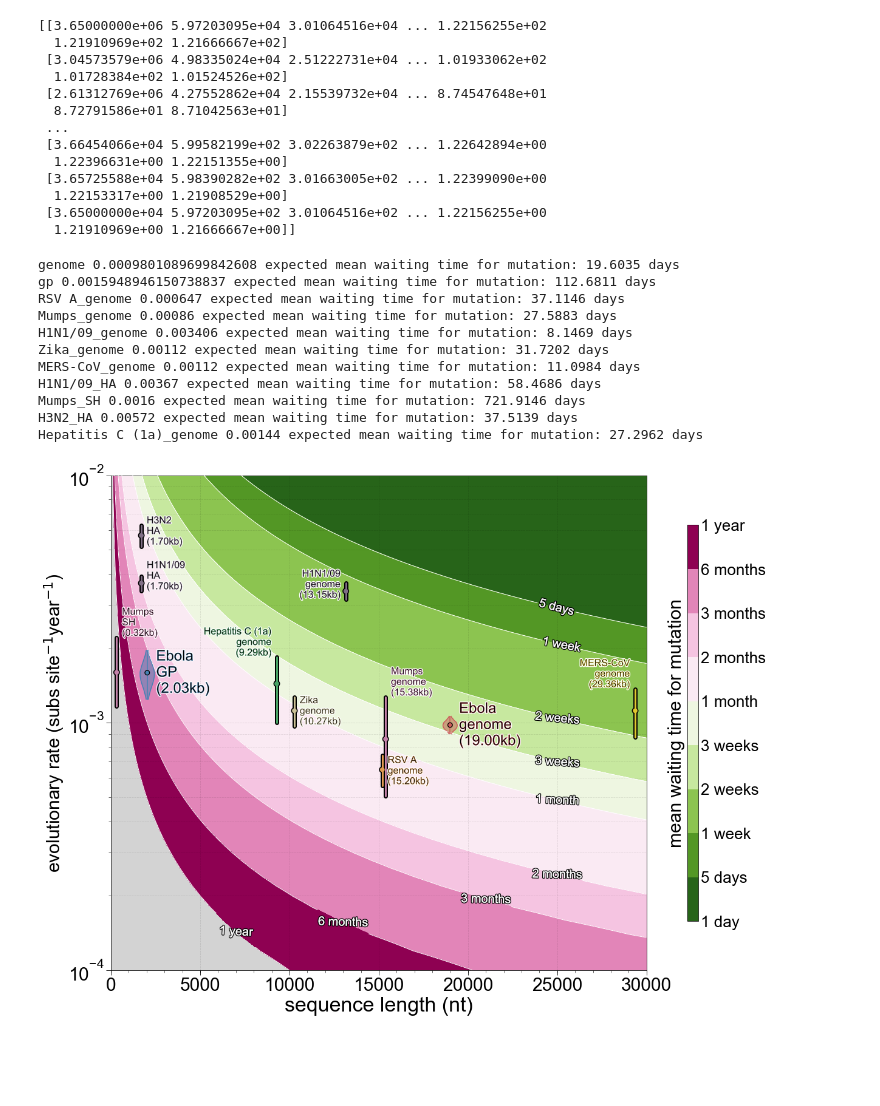
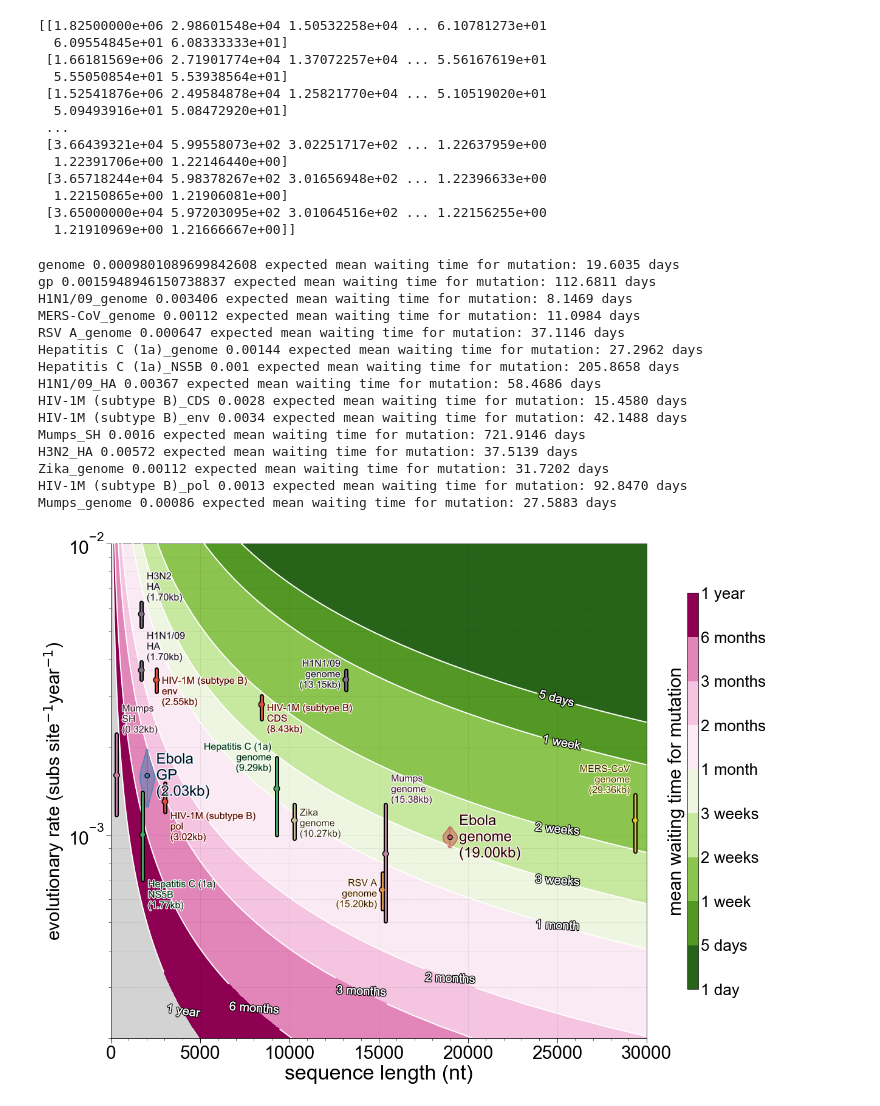
Before and after one commit to blab/genomic-horizon, a Jupyter notebook: scripts/genomic-horizon-contour.ipynb, the cells around one changed output. Saved outputs shown, nothing was run; the diff lists cells and outputs as text; code cells hidden in the pictures; blank space fills up the shorter version.

```diff
--- a/scripts/genomic-horizon-contour.ipynb
+++ b/scripts/genomic-horizon-contour.ipynb
@@ -82,11 +82,15 @@ other_rates={'Zika_genome':{'length':10274,'mean':1.12E-3,'HPDs':(0.97E-3,1.27E-
             'Mumps_SH':{'length':316,'mean': 1.6E-3,'HPDs':(1.17E-3,2.21E-3),'colour':'#C482A9','doi':'10.1038/s41598-017-17474-z'},
             'RSV A_genome':{'length':15200,'mean':6.47E-4,'HPDs':(5.56E-4,7.38E-4),'colour':'#E09B51','doi':'10.1128/JVI.03278-12'},
             'Hepatitis C (1a)_genome':{'length':9286,'mean':1.44E-3,'HPDs':(1.00E-3,1.84E-3),'colour':'#48A365','doi':'10.1186/1471-2148-11-131'},
-            'Mumps_genome':{'length':15384,'mean':8.60E-4,'HPDs':(5.06e-4,12.7e-4),'colour':'#C482A9','doi':'nextstrain.org'}
+            'Hepatitis C (1a)_NS5B':{'length':1773,'mean':1.0E-3,'HPDs':(0.7E-3,1.4E-3),'colour':'#48A365','doi':'10.1371/journal.pmed.1000198'},
+            'Mumps_genome':{'length':15384,'mean':8.60E-4,'HPDs':(5.06e-4,12.7e-4),'colour':'#C482A9','doi':'nextstrain.org'},
+            'HIV-1M (subtype B)_CDS':{'length':8433,'mean':2.8e-3,'HPDs':(2.5e-3,3.0e-3),'colour':'#E04D3A','doi':'10.1093/ve/vex029'},
+            'HIV-1M (subtype B)_env':{'length':2547,'mean':3.4e-3,'HPDs':(3.1e-3,3.7e-3),'colour':'#E04D3A','doi':'10.1093/ve/vex029'},
+            'HIV-1M (subtype B)_pol':{'length':3024,'mean':1.3e-3,'HPDs':(1.2e-3,1.5e-3),'colour':'#E04D3A','doi':'10.1093/ve/vex029'}
             }
 # %%
 ## rate parameters
-minRate=0.0001
+minRate=0.0002
 maxRate=0.01
 
 ## sequence length parameters
@@ -108,17 +112,17 @@ waiting_times = mean_waiting_time(rate_grid,length_grid)
 
 print waiting_times
 # %% [output]
-[[3.65000000e+06 5.97203095e+04 3.01064516e+04 ... 1.22156255e+02
-  1.21910969e+02 1.21666667e+02]
- [3.04573579e+06 4.98335024e+04 2.51222731e+04 ... 1.01933062e+02
-  1.01728384e+02 1.01524526e+02]
- [2.61312769e+06 4.27552862e+04 2.15539732e+04 ... 8.74547648e+01
-  8.72791586e+01 8.71042563e+01]
+[[1.82500000e+06 2.98601548e+04 1.50532258e+04 ... 6.10781273e+01
+  6.09554845e+01 6.08333333e+01]
+ [1.66181569e+06 2.71901774e+04 1.37072257e+04 ... 5.56167619e+01
+  5.55050854e+01 5.53938564e+01]
+ [1.52541876e+06 2.49584878e+04 1.25821770e+04 ... 5.10519020e+01
+  5.09493916e+01 5.08472920e+01]
  ...
- [3.66454066e+04 5.99582199e+02 3.02263879e+02 ... 1.22642894e+00
-  1.22396631e+00 1.22151355e+00]
- [3.65725588e+04 5.98390282e+02 3.01663005e+02 ... 1.22399090e+00
-  1.22153317e+00 1.21908529e+00]
+ [3.66439321e+04 5.99558073e+02 3.02251717e+02 ... 1.22637959e+00
+  1.22391706e+00 1.22146440e+00]
+ [3.65718244e+04 5.98378267e+02 3.01656948e+02 ... 1.22396633e+00
+  1.22150865e+00 1.21906081e+00]
  [3.65000000e+04 5.97203095e+02 3.01064516e+02 ... 1.22156255e+00
   1.21910969e+00 1.21666667e+00]]
 # %%
@@ -132,12 +136,13 @@ cmap=mpl.cm.get_cmap('PiYG_r',len(waiting_time_pos))
 norm=mpl.colors.BoundaryNorm(waiting_time_pos,len(waiting_time_pos))
 
 cf=ax.contourf(length_grid, rate_grid, waiting_times,levels=waiting_time_pos,cmap=cmap,norm=norm)
-CS=ax.contour(length_grid, rate_grid, waiting_times,levels=waiting_time_pos,zorder=100,colors='w',linewidths=1)
+CS=ax.contour(length_grid, rate_grid, waiting_times,levels=waiting_time_pos,zorder=100,colors='w',linewidths=2)
 
 fmt = {}
 for l, s in zip(CS.levels, waiting_labels[1:]):
     fmt[l] = s
-plt.clabel(CS, CS.levels, inline=True, fmt=fmt, fontsize=20,manual = [(7000,1e-4),(13000,1.1e-4),(21000,1.2e-4)]+[(25000,r) for r in [3e-4,4e-4,6e-4,1e-3,1.5e-3,3e-3]],zorder=100)
+# plt.clabel(CS, CS.levels, inline=True, fmt=fmt, fontsize=20,manual = [(7000,1e-4),(13000,1.1e-4),(21000,1.2e-4)]+[(25000,r) for r in [3e-4,4e-4,6e-4,1e-3,1.5e-3,3e-3]],zorder=100)
+plt.clabel(CS, CS.levels, inline=True, fmt=fmt, fontsize=20,manual = [(4000,1e-4),(8000,1e-4),(14000,1e-4),(19000,3e-4)]+[(25000,r) for r in [4e-4,6e-4,1e-3,1.5e-3,3e-3]],zorder=100)
 
 for item in CS.labelTextsList:
     effects=[path_effects.Stroke(linewidth=3, foreground='k'),
@@ -171,6 +176,13 @@ ax.grid(axis='x',ls='--',color='k',alpha=0.1)
 
 ax.xaxis.set_minor_locator(mpl.ticker.MultipleLocator(1000))
 ax.yaxis.set_minor_locator(mpl.ticker.MultipleLocator(0.0005))
+
+ax.yaxis.set_minor_formatter(mpl.ticker.LogFormatter(labelOnlyBase=False))
+
+# print(ax.get_yticks(minor=True))
+# for tick in ax.get_yticklabels(minor=True):
+#     print(tick)
+
 ax.set_yscale('log')
 
 feasibleRateMax=5
@@ -221,40 +233,53 @@ for virus in other_rates.keys():
 
     fc=other_rates[virus]['colour']
 #     fc='w'
     s=60
     ax.scatter(L,mu,s=s,facecolor=fc,edgecolor='none',zorder=1000)
     ax.scatter(L,mu,s=s*2,facecolor='k',edgecolor='none',zorder=996)
     ax.plot([L,L],[hpdLo,hpdHi],color=fc,lw=3,zorder=998,solid_capstyle='round')
     ax.plot([L,L],[hpdLo,hpdHi],color='k',lw=7,zorder=997,solid_capstyle='round')
 
     effects=[path_effects.Stroke(linewidth=3, foreground='w'),
                  path_effects.Stroke(linewidth=0.5, foreground=fc)] ## black text, white outline
     ha='left'
     skip=300
     y=hpdLo
     va='bottom'
-    if L>20000 or vir=='Hepatitis C (1a)' or virus=='H1N1/09_genome':
+    if L>20000 or virus=='Hepatitis C (1a)_genome' or virus=='H1N1/09_genome' or vir=='RSV A':
         skip=-300
         ha='right'
-    if vir=='Mumps' or vir=='Hepatitis C (1a)' or vir=='MERS-CoV':
+    if vir=='Mumps' or vir=='MERS-CoV' or virus=='H3N2_HA' or virus=='H1N1/09_HA':
         va='bottom'
         y=hpdHi
+    if vir=='Hepatitis C (1a)':
+        va='center'
+        y=hpdHi
+    if vir=='HIV-1M (subtype B)':
+        va='center'
+        y=hpdLo
+    if virus=='HIV-1M (subtype B)_pol' or virus=='Hepatitis C (1a)_NS5B':
+        va='top'
+        y=hpdLo
 
     ax.text(L+skip,y,'%s\n%s\n(%.2fkb)'%(vir,gene,L/1000.0),va=va,ha=ha,size=16,path_effects=effects,zorder=10000)
 
-plt.savefig('/Users/evogytis/Documents/genomic-horizon/figures/fig5_contours.png',dpi=300,bbox_inches='tight')
+plt.savefig('/Users/evogytis/Documents/manuscripts/genomic-horizon/figures/fig5_contours.png',dpi=300,bbox_inches='tight')
 plt.show()
 # %% [output]
 genome 0.0009801089699842608 expected mean waiting time for mutation: 19.6035 days
 gp 0.0015948946150738837 expected mean waiting time for mutation: 112.6811 days
+H1N1/09_genome 0.003406 expected mean waiting time for mutation: 8.1469 days
+MERS-CoV_genome 0.00112 expected mean waiting time for mutation: 11.0984 days
 RSV A_genome 0.000647 expected mean waiting time for mutation: 37.1146 days
-Mumps_genome 0.00086 expected mean waiting time for mutation: 27.5883 days
-H1N1/09_genome 0.003406 expected mean waiting time for mutation: 8.1469 days
-Zika_genome 0.00112 expected mean waiting time for mutation: 31.7202 days
-MERS-CoV_genome 0.00112 expected mean waiting time for mutation: 11.0984 days
+Hepatitis C (1a)_genome 0.00144 expected mean waiting time for mutation: 27.2962 days
+Hepatitis C (1a)_NS5B 0.001 expected mean waiting time for mutation: 205.8658 days
 H1N1/09_HA 0.00367 expected mean waiting time for mutation: 58.4686 days
+HIV-1M (subtype B)_CDS 0.0028 expected mean waiting time for mutation: 15.4580 days
+HIV-1M (subtype B)_env 0.0034 expected mean waiting time for mutation: 42.1488 days
 Mumps_SH 0.0016 expected mean waiting time for mutation: 721.9146 days
 H3N2_HA 0.00572 expected mean waiting time for mutation: 37.5139 days
-Hepatitis C (1a)_genome 0.00144 expected mean waiting time for mutation: 27.2962 days
+Zika_genome 0.00112 expected mean waiting time for mutation: 31.7202 days
+HIV-1M (subtype B)_pol 0.0013 expected mean waiting time for mutation: 92.8470 days
+Mumps_genome 0.00086 expected mean waiting time for mutation: 27.5883 days
-[figure, old version]
+[figure, new version]
 # %%
```
Also changed, not shown: parts of 2 cells of this notebook, 3 other files.
